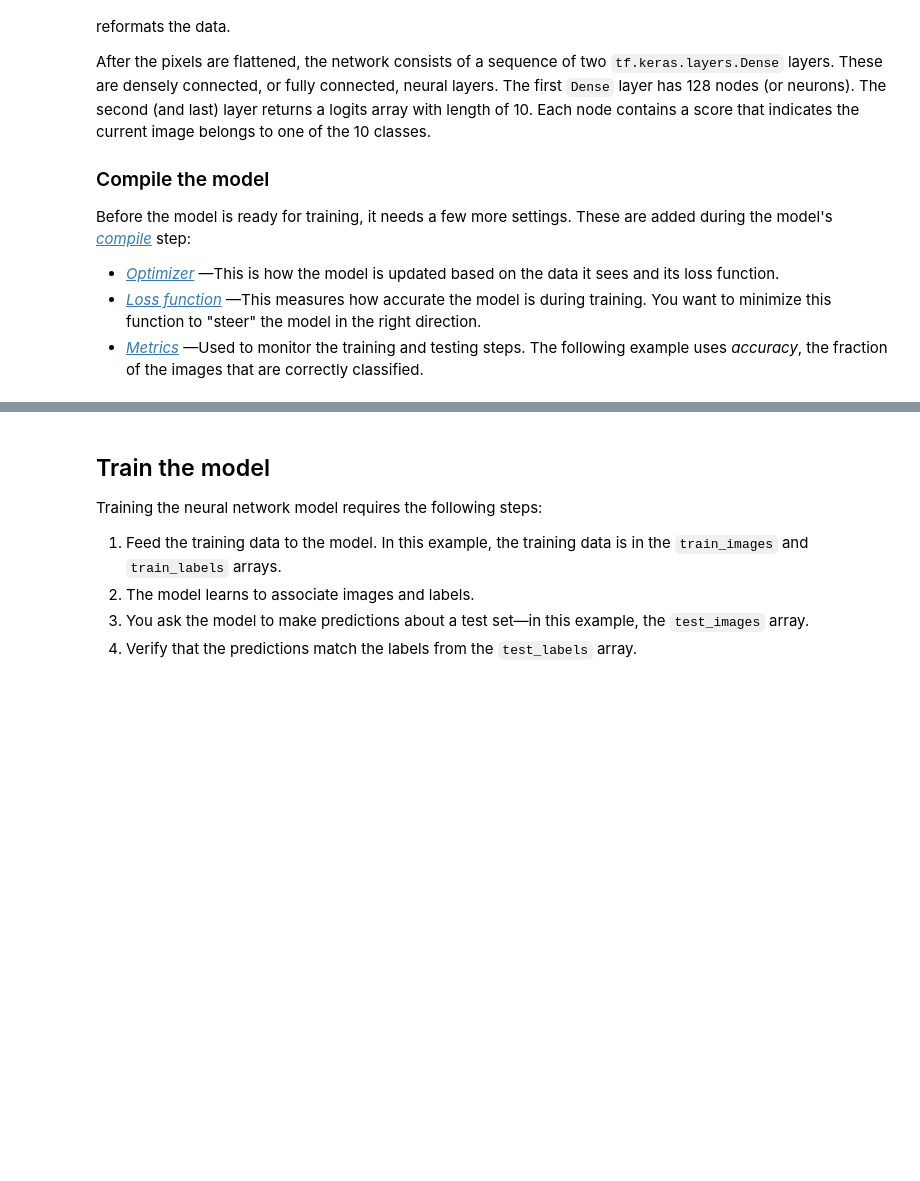
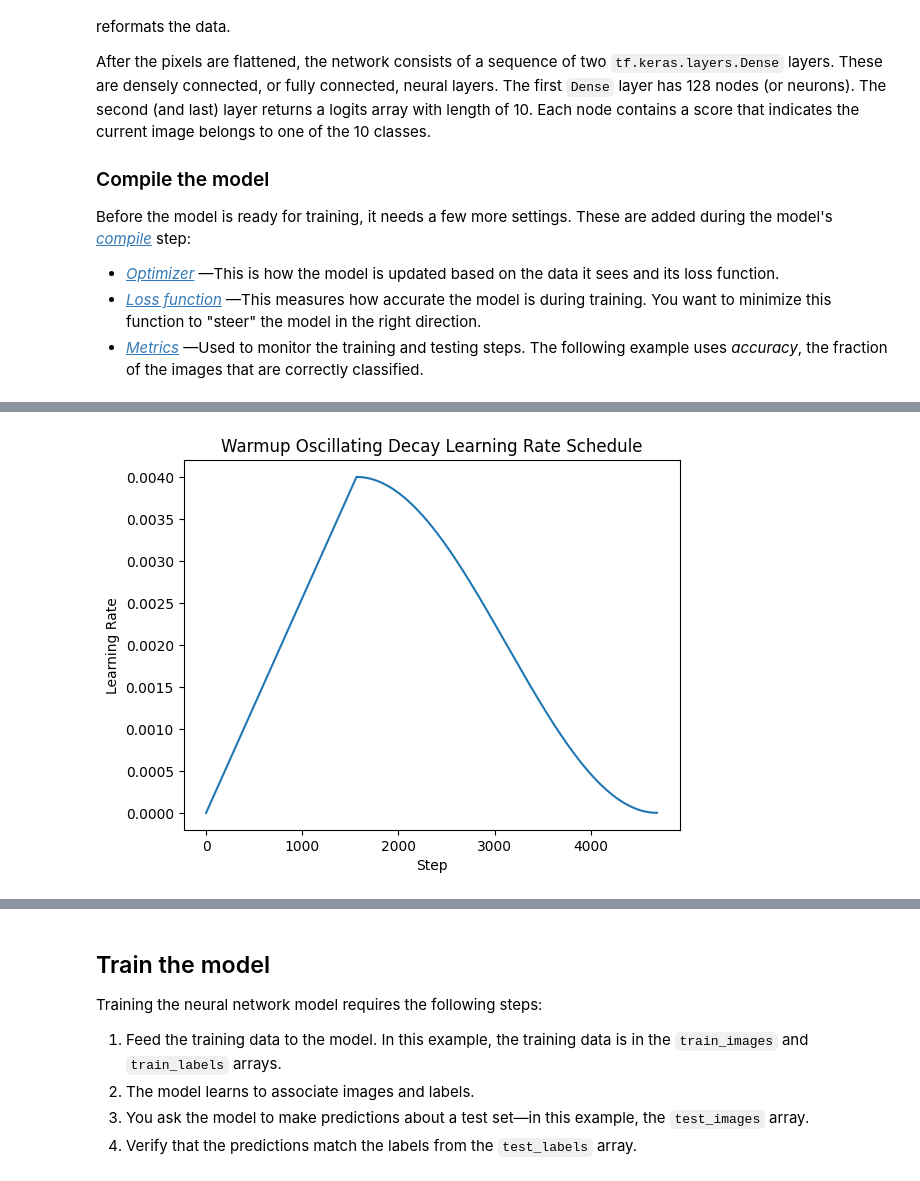
Before and after one commit to alon1samuel/various_classifications, a Jupyter notebook: classify_local_cifar.ipynb, the cells around one changed output, grey strips where cells are left out. Cells and saved outputs as stored; diff of their text form; code cells hidden in the pictures; blank space fills up the shorter version.

```diff
--- a/classify_local_cifar.ipynb
+++ b/classify_local_cifar.ipynb
@@ -160,0 +213,60 @@ Before the model is ready for training, it needs a few more settings. These are
+# %%
+import tensorflow as tf
+import numpy as np
+import matplotlib.pyplot as plt
+
+class WarmupOscillatingDecay(tf.keras.optimizers.schedules.LearningRateSchedule):
+    def __init__(self, initial_learning_rate, decay_steps, warmup_steps, target_learning_rate):
+        super(WarmupOscillatingDecay, self).__init__()
+        self.initial_learning_rate = initial_learning_rate
+        self.decay_steps = decay_steps
+        self.warmup_steps = warmup_steps
+        self.target_learning_rate = target_learning_rate
+
+    def __call__(self, step):
+        # Warm-up phase
+        step = tf.cast(step, dtype=tf.float32)
+        warmup_lr = tf.cond(step < self.warmup_steps,
+                            lambda: self.initial_learning_rate * step / self.warmup_steps,
+                            lambda: self.initial_learning_rate)
+        # Oscillating decay phase
+        decay_lr = self.target_learning_rate + 0.5 * (self.initial_learning_rate - self.target_learning_rate) * (
+            1 + tf.math.cos(np.pi * (step - self.warmup_steps) / self.decay_steps))
+        # Combine warm-up and decay
+        learning_rate = tf.cond(step < self.warmup_steps,
+                                lambda: warmup_lr,
+                                lambda: decay_lr)
+        return learning_rate
+
+    def get_config(self):
+        return {
+            "initial_learning_rate": self.initial_learning_rate,
+            "decay_steps": self.decay_steps,
+            "warmup_steps": self.warmup_steps,
+            "target_learning_rate": self.target_learning_rate
+        }
+
+
+plot_initial_lr = 4e-3
+plot_target_lr = 1e-6
+plot_warmup_epochs = 1
+plot_epochs = 2 # maybe not, we'll see.
+plot_warmup_steps = plot_warmup_epochs*len(train_ds)
+plot_decay_steps = plot_epochs * len(train_ds)
+
+plot_lr_scheduler = WarmupOscillatingDecay(plot_initial_lr, plot_decay_steps, plot_warmup_steps, plot_target_lr)
+
+# Plotting the learning rate schedule for visualization
+
+steps = np.arange(0, plot_decay_steps + plot_warmup_steps)
+learning_rates = [plot_lr_scheduler(step) for step in steps]
+
+plt.plot(steps, learning_rates)
+plt.xlabel('Step')
+plt.ylabel('Learning Rate')
+plt.title('Warmup Oscillating Decay Learning Rate Schedule')
+plt.show()
+
+# ...
+# %% [output]
+[figure, added]
```
Also changed, not shown: parts of 10 cells of this notebook.
